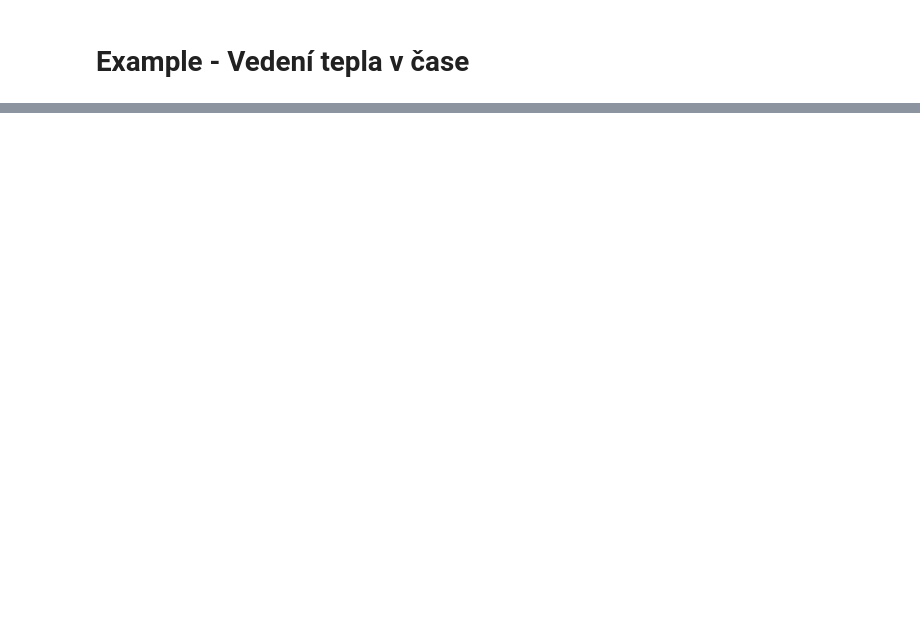
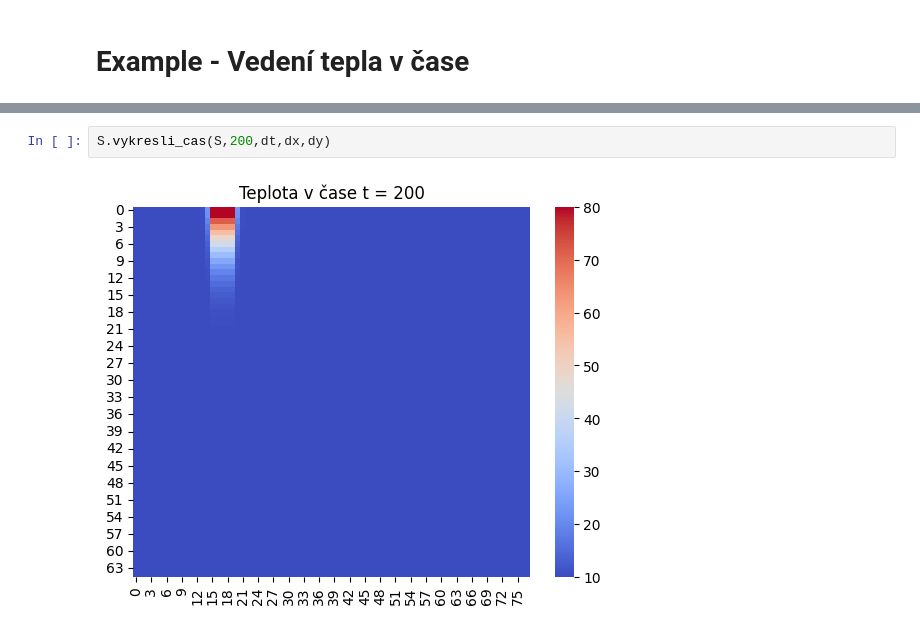
Before and after one commit to koc0326/projekt_vvp, a Jupyter notebook: examples.ipynb, the cells around one changed output, grey strips where cells are left out. Drawn from its saved outputs; the diff is of its cells as text; blank space fills up the shorter version.

```diff
--- a/examples.ipynb
+++ b/examples.ipynb
@@ -82,0 +62,4 @@ projekt.run_u(S,co,postup,start,stop,dt,dx,dy)
+# %%
+S.vykresli_cas(S,200,dt,dx,dy)
+# %% [output]
+[figure, added]
```
Also changed, not shown: parts of 9 cells of this notebook.
